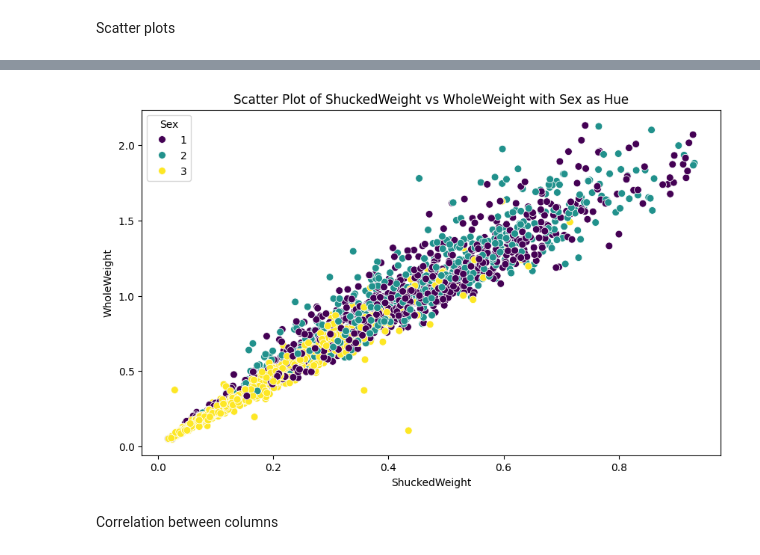
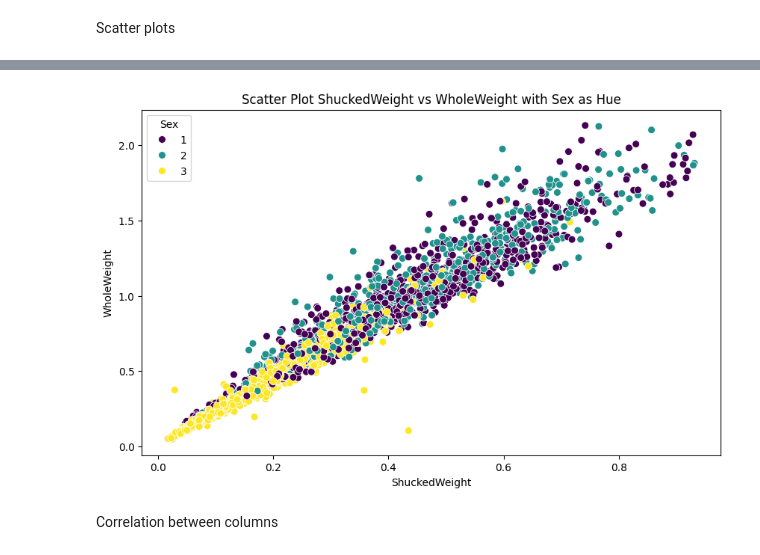
Before and after one commit to cotpetru24/data_mining, a Jupyter notebook: stu124543_data_mining.ipynb, the cells around one changed output, grey strips where cells are left out. Cells and saved outputs as stored; diff of their text form; code cells hidden in the pictures.

```diff
--- a/stu124543_data_mining.ipynb
+++ b/stu124543_data_mining.ipynb
@@ -225,9 +226,7 @@ for col in clean_df.columns:
     print(f"{col} IQR is {IQR}\n")
     lower_bound = Q1 - 1.5 * IQR
     upper_bound = Q3 + 1.5 * IQR
-    #clean_df = clean_df[(clean_df[col] > lower_bound) & (clean_df[col] < upper_bound)]
-
-    clean_df = clean_df[((clean_df[col] > lower_bound) & (clean_df[col] > 0)) & (clean_df[col] < upper_bound)]
+    clean_df = clean_df[(clean_df[col] > lower_bound) & (clean_df[col] < upper_bound)]
 # %% [output]
 Sex percentiles are=> 0.25: 1.0, 0.50: 2.0, 0.75: 3.0
 Sex IQR is 2.0
@@ -332,13 +331,13 @@ plt.show()
 # %%
 plt.figure(figsize=(10, 6))
 sns.scatterplot(data=clean_df, x='ShuckedWeight(g)', y='WholeWeight(g)', hue='Sex', palette='viridis', s=50)
 plt.xlabel('ShuckedWeight')
 plt.ylabel('WholeWeight')
-plt.title('Scatter Plot of ShuckedWeight vs WholeWeight with Sex as Hue')
+plt.title('Scatter Plot ShuckedWeight vs WholeWeight with Sex as Hue')
 plt.legend(title='Sex')
 plt.show()
 # %% [output]
-[figure, old version]
+[figure, new version]
 # %% [markdown]
 Correlation between columns
 # %%
```
Also changed, not shown: parts of 12 cells of this notebook.
